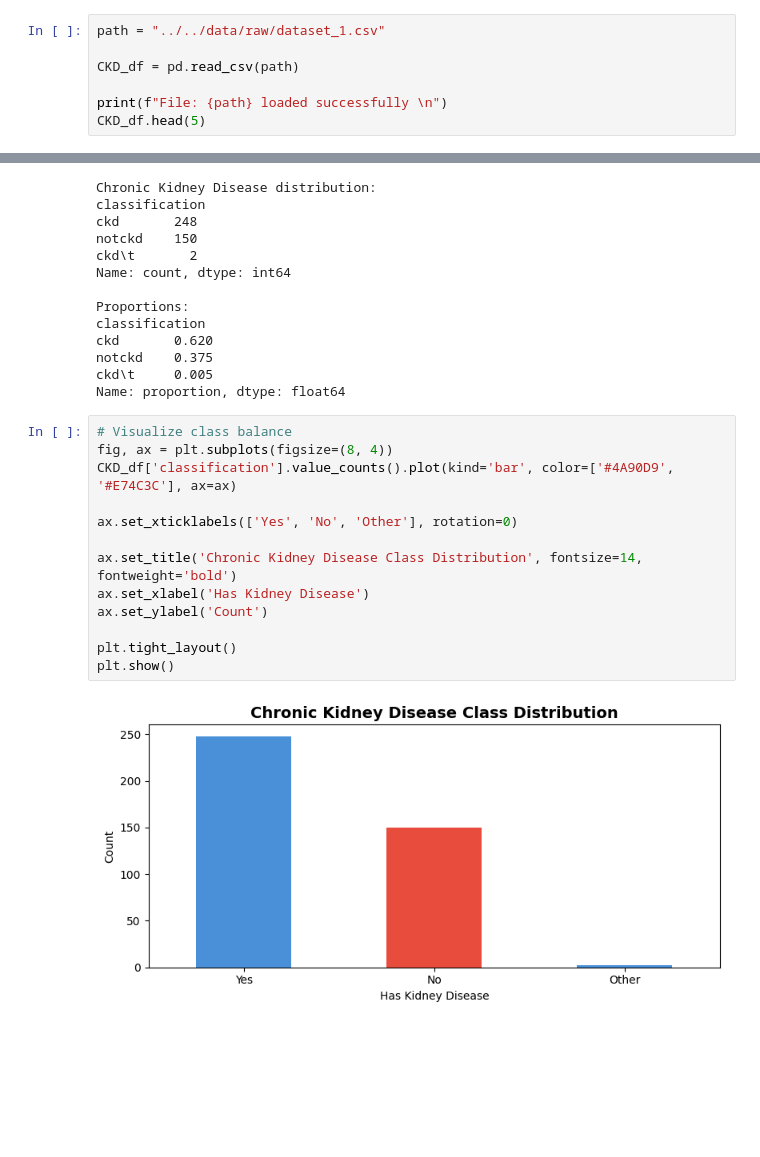
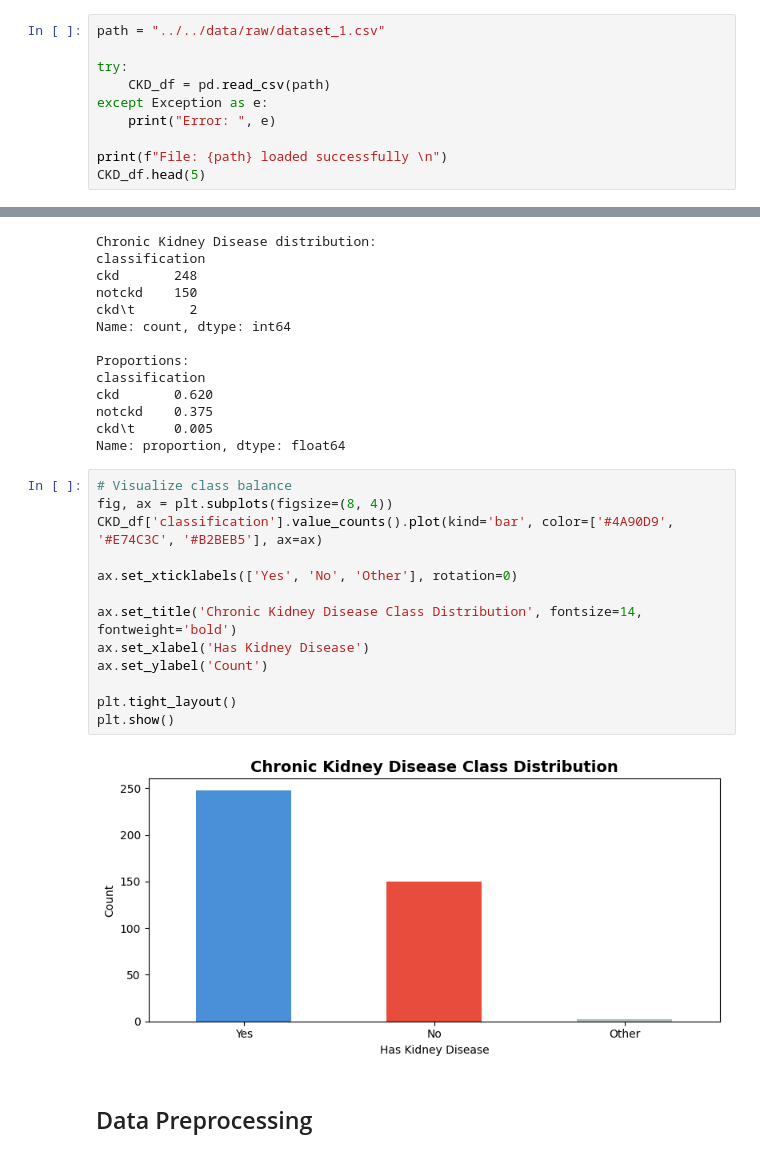
Before and after one commit to Group-16-Project/IntelSysProject, a Jupyter notebook: src/ingestion/dataset_1.ipynb, the cells around one changed output, grey strips where cells are left out. Cells and saved outputs as stored; diff of their text form; blank space fills up the shorter version.

Commit message:
Finished Preprocessing and Ingestion for Dataset 1 and Dataset 2

```diff
--- a/src/ingestion/dataset_1.ipynb
+++ b/src/ingestion/dataset_1.ipynb
@@ -16,7 +25,10 @@ All libraries successfully retrieved.
 # %%
 path = "../../data/raw/dataset_1.csv"
 
-CKD_df = pd.read_csv(path)
+try:
+    CKD_df = pd.read_csv(path)
+except Exception as e:
+    print("Error: ", e)
 
 print(f"File: {path} loaded successfully \n")
 CKD_df.head(5)
@@ -78,15 +90,17 @@ Name: proportion, dtype: float64
 # %%
 # Visualize class balance
 fig, ax = plt.subplots(figsize=(8, 4))
-CKD_df['classification'].value_counts().plot(kind='bar', color=['#4A90D9', '#E74C3C'], ax=ax)
+CKD_df['classification'].value_counts().plot(kind='bar', color=['#4A90D9', '#E74C3C', '#B2BEB5'], ax=ax)
 
 ax.set_xticklabels(['Yes', 'No', 'Other'], rotation=0)
 
 ax.set_title('Chronic Kidney Disease Class Distribution', fontsize=14, fontweight='bold')
 ax.set_xlabel('Has Kidney Disease')
 ax.set_ylabel('Count')
 
 plt.tight_layout()
 plt.show()
 # %% [output]
-[figure, old version]
+[figure, new version]
+# %% [markdown]
+## Data Preprocessing
```
Also changed, not shown: parts of 9 cells of this notebook, 1 other file.
